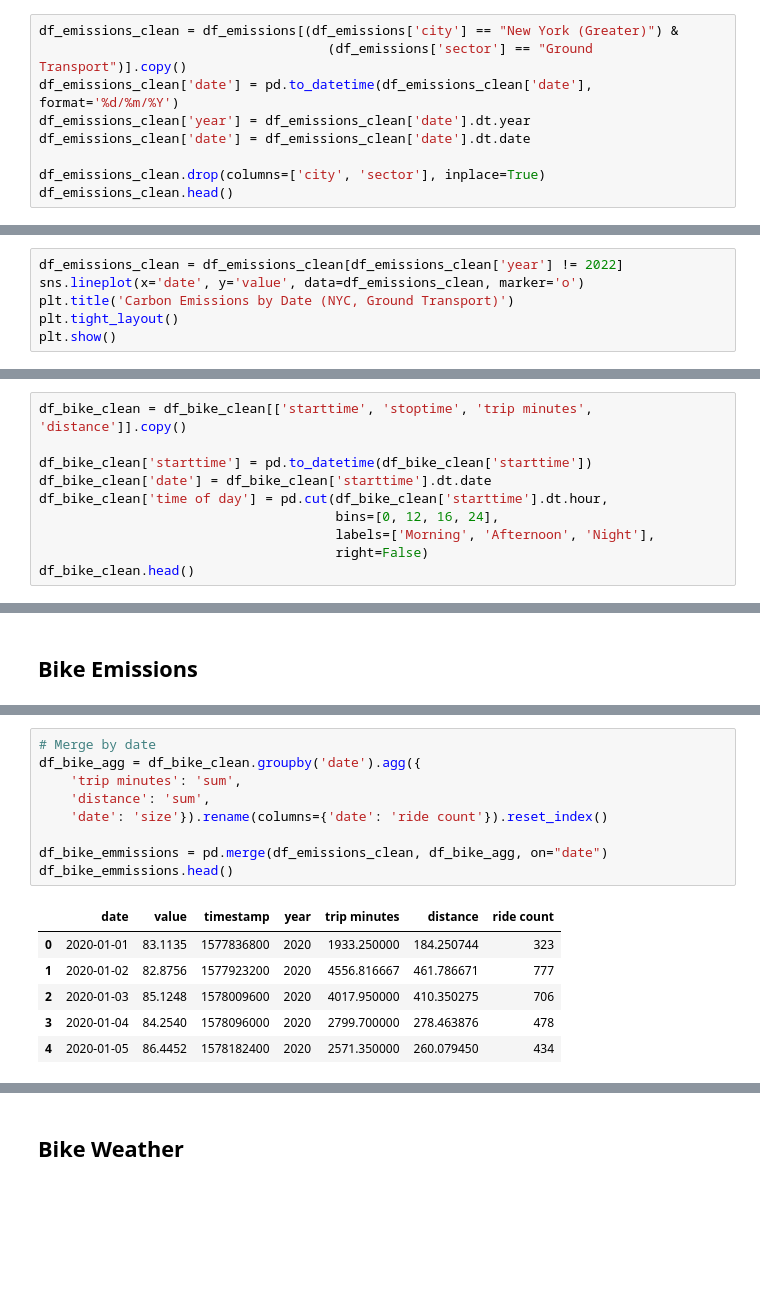
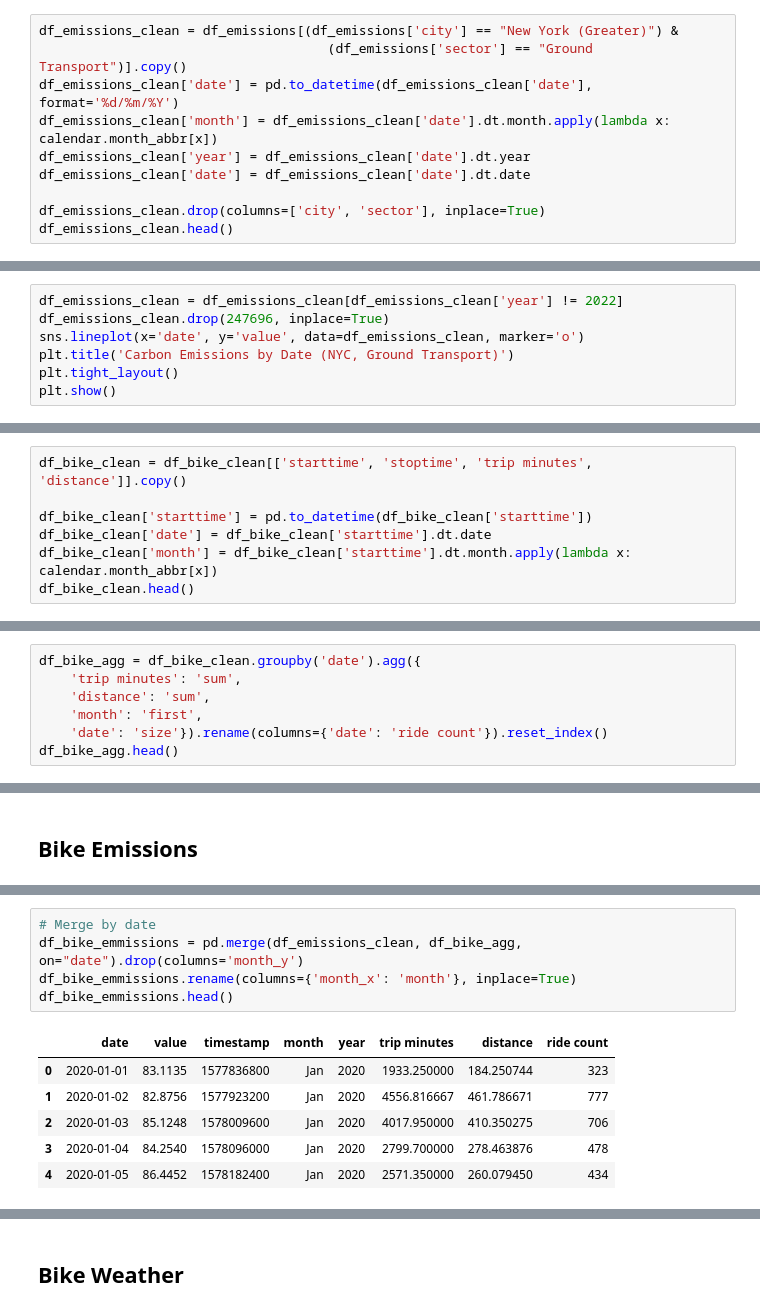
Before and after one commit to nallen19/DSandML, a Jupyter notebook: Project/Project.ipynb, the cells around one changed output, grey strips where cells are left out. Cells and saved outputs as stored; diff of their text form; blank space fills up the shorter version.

```diff
--- a/Project/Project.ipynb
+++ b/Project/Project.ipynb
@@ -37,6 +40,7 @@ df_emissions.head()
 df_emissions_clean = df_emissions[(df_emissions['city'] == "New York (Greater)") &
                                      (df_emissions['sector'] == "Ground Transport")].copy()
 df_emissions_clean['date'] = pd.to_datetime(df_emissions_clean['date'], format='%d/%m/%Y')
+df_emissions_clean['month'] = df_emissions_clean['date'].dt.month.apply(lambda x: calendar.month_abbr[x])
 df_emissions_clean['year'] = df_emissions_clean['date'].dt.year
 df_emissions_clean['date'] = df_emissions_clean['date'].dt.date
 
@@ -62,5 +66,6 @@ plt.show()
 # %%
 df_emissions_clean = df_emissions_clean[df_emissions_clean['year'] != 2022]
+df_emissions_clean.drop(247696, inplace=True)
 sns.lineplot(x='date', y='value', data=df_emissions_clean, marker='o')
 plt.title('Carbon Emissions by Date (NYC, Ground Transport)')
 plt.tight_layout()
@@ -138,9 +150,6 @@ df_bike_clean = df_bike_clean[['starttime', 'stoptime', 'trip minutes', 'distanc
 
 df_bike_clean['starttime'] = pd.to_datetime(df_bike_clean['starttime'])
 df_bike_clean['date'] = df_bike_clean['starttime'].dt.date
-df_bike_clean['time of day'] = pd.cut(df_bike_clean['starttime'].dt.hour,
-                                      bins=[0, 12, 16, 24],
-                                      labels=['Morning', 'Afternoon', 'Night'],
-                                      right=False)
+df_bike_clean['month'] = df_bike_clean['starttime'].dt.month.apply(lambda x: calendar.month_abbr[x])
 df_bike_clean.head()
 # %% [output]
@@ -152,0 +162,7 @@ df_bike_clean.head()
+# %%
+df_bike_agg = df_bike_clean.groupby('date').agg({
+    'trip minutes': 'sum',
+    'distance': 'sum',
+    'month': 'first',
+    'date': 'size'}).rename(columns={'date': 'ride count'}).reset_index()
+df_bike_agg.head()
@@ -277,17 +347,13 @@ params = {
 # %%
 # Merge by date
-df_bike_agg = df_bike_clean.groupby('date').agg({
-    'trip minutes': 'sum',
-    'distance': 'sum',
-    'date': 'size'}).rename(columns={'date': 'ride count'}).reset_index()
-
-df_bike_emmissions = pd.merge(df_emissions_clean, df_bike_agg, on="date")
+df_bike_emmissions = pd.merge(df_emissions_clean, df_bike_agg, on="date").drop(columns='month_y')
+df_bike_emmissions.rename(columns={'month_x': 'month'}, inplace=True)
 df_bike_emmissions.head()
 # %% [output]
-|  | date | value | timestamp | year | trip minutes | distance | ride count |
-| 0 | 2020-01-01 | 83.1135 | 1577836800 | 2020 | 1933.250000 | 184.250744 | 323 |
-| 1 | 2020-01-02 | 82.8756 | 1577923200 | 2020 | 4556.816667 | 461.786671 | 777 |
-| 2 | 2020-01-03 | 85.1248 | 1578009600 | 2020 | 4017.950000 | 410.350275 | 706 |
-| 3 | 2020-01-04 | 84.2540 | 1578096000 | 2020 | 2799.700000 | 278.463876 | 478 |
-| 4 | 2020-01-05 | 86.4452 | 1578182400 | 2020 | 2571.350000 | 260.079450 | 434 |
+|  | date | value | timestamp | month | year | trip minutes | distance | ride count |
+| 0 | 2020-01-01 | 83.1135 | 1577836800 | Jan | 2020 | 1933.250000 | 184.250744 | 323 |
+| 1 | 2020-01-02 | 82.8756 | 1577923200 | Jan | 2020 | 4556.816667 | 461.786671 | 777 |
+| 2 | 2020-01-03 | 85.1248 | 1578009600 | Jan | 2020 | 4017.950000 | 410.350275 | 706 |
+| 3 | 2020-01-04 | 84.2540 | 1578096000 | Jan | 2020 | 2799.700000 | 278.463876 | 478 |
+| 4 | 2020-01-05 | 86.4452 | 1578182400 | Jan | 2020 | 2571.350000 | 260.079450 | 434 |
 # %%
```
Also changed, not shown: parts of 38 cells of this notebook.
